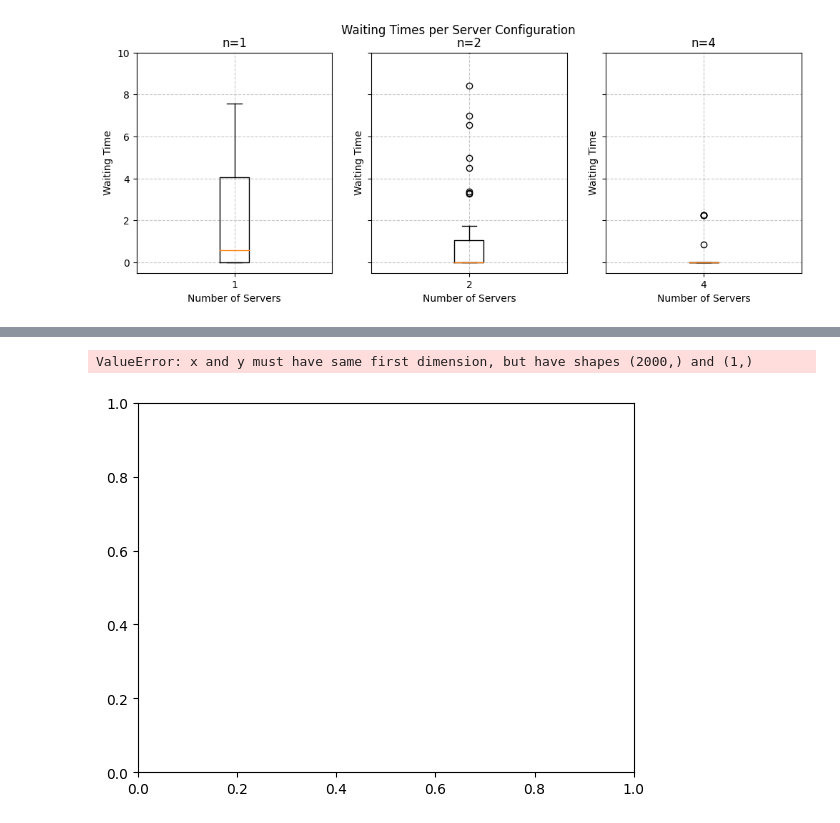
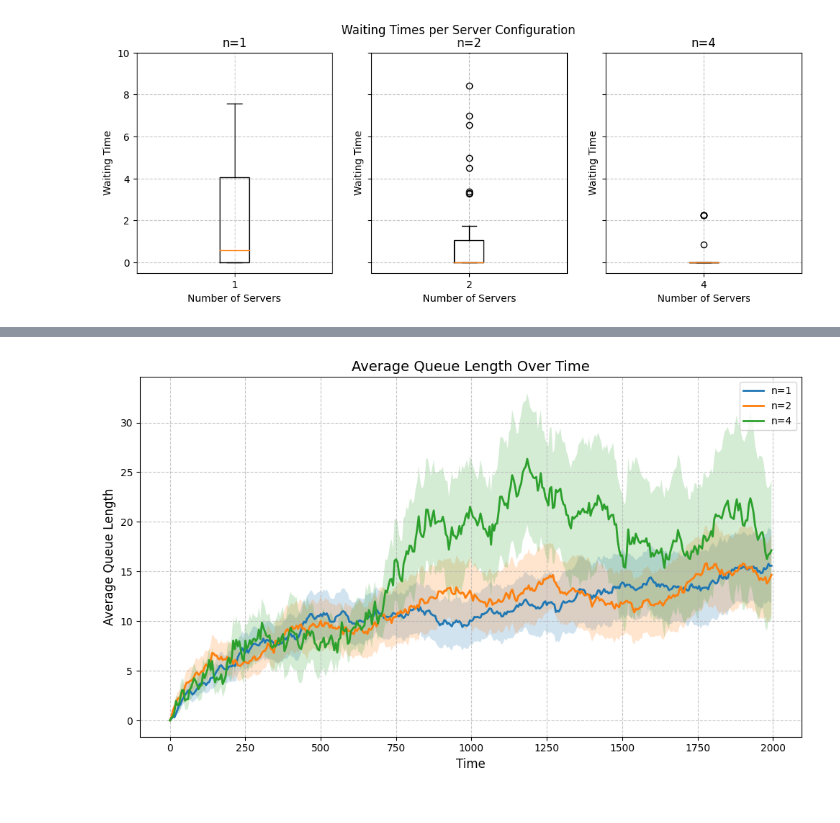
Before and after one commit to brkoedijk/Stoch_Sim_As2, a Jupyter notebook: assignment2.ipynb, the cells around one changed output, grey strips where cells are left out. Drawn from its saved outputs; the diff is of its cells as text; code cells hidden in the pictures.

```diff
--- a/assignment2.ipynb
+++ b/assignment2.ipynb
@@ -40,7 +121,7 @@ import matplotlib.pyplot as plt
 # %%
 number_of_servers = [1,2,4]
 
-def simulate_mmn( mean_interarrival, mean_service_time, n, simulation_time, random_seed):
+def simulate_mmn( mean_interarrival, mean_service_time, n, simulation_time, measurement_time_interval, random_seed):
     random.seed(random_seed)
 
     waitingTimes = []
@@ -77,7 +158,7 @@ def simulate_mmn( mean_interarrival, mean_service_time, n, simulation_time, rand
         while True:
             queue_lengths.append(len(server.queue))
             timestamps.append(env.now)
-            yield env.timeout(1)
+            yield env.timeout(measurement_time_interval)
 
     env = simpy.Environment()
     server = simpy.Resource(env, capacity=n)  # capacity changes the number of generators in the system.
@@ -85,6 +166,9 @@ def simulate_mmn( mean_interarrival, mean_service_time, n, simulation_time, rand
     env.process(monitor(env, server))
     env.run(until=simulation_time)
     #interarrivalTimes.append(interarrival)
+
+    dimension = int(simulation_time / measurement_time_interval)
+    queue_lengths_matrix = numpy.array(queue_lengths[:dimension])
 
     average_interarrival = statistics.mean(interarrivalTimes)
     average_waitingTime = statistics.mean(waitingTimes) if waitingTimes else 0
@@ -94,7 +178,7 @@ def simulate_mmn( mean_interarrival, mean_service_time, n, simulation_time, rand
         "average_interarrival": average_interarrival,
         "average_waitingTime": average_waitingTime,
         "average_serviceTime": average_serviceTime,
-        "queue_lengths" : queue_lengths,
+        "queue_lengths_matrix" : queue_lengths_matrix,
         "timestamps" : timestamps
     }
 
@@ -110,24 +194,25 @@ mean_service_time = 4
 simulations = 50
 servers = [1,2,4]
 simulation_time = 2000
-
+measurement_time_interval = 5
 random.seed(42)
 
 service_rate = 1/mean_service_time
 mean_interarrival_by_n = {n: 1 / (n*system_load * service_rate) for n in servers}
 
 results = {1: [], 2: [], 4: []}
-queue_length = {n: [] for n in servers}
+queue_length_matrices = {n: [] for n in servers}
 time_data = {n: [] for n in servers}
+
 
 for n in servers:
     mean_interarrival = mean_interarrival_by_n[n]
-    print(f"Mean interarrival times by n: {mean_interarrival_by_n}")
+    #print(f"Mean interarrival times by n: {mean_interarrival_by_n}")
     for _ in range(simulations):
         random_seed = random.randint(0,10000)
-        result = simulate_mmn( mean_interarrival, mean_service_time, n, simulation_time, random.randint(0, 10000))
+        result = simulate_mmn( mean_interarrival, mean_service_time, n, simulation_time, measurement_time_interval, random.randint(0, 10000))
         results[n].append(result['average_waitingTime'])
-        queue_length[n].append(result['queue_lengths'])
+        queue_length_matrices[n].append(result['queue_lengths_matrix'])
         time_data[n].append(result['timestamps'])
         # print(f"Server {n}, Simulation {_}, Average Waiting Time: {result['average_waitingTime']}")
         # print(f"Results[{n}]: {results[n]}")
@@ -221,22 +278,44 @@ for n in servers:
 # %%
-import matplotlib.pyplot as plt
+# Compute average queue length and confidence intervals for each time step
+import numpy as np
 
-# Plot queue lengths over time
-for n in servers:
-    timestamps = plot_data[n]["timestamps"]
+plot_data = {}
+for n, q_lengths_matrix in queue_length_matrices.items():
+    q_lengths_matrix = np.array(q_lengths_matrix)
+    averages = np.mean(q_lengths_matrix, axis=0)
+    std_dev = np.std(q_lengths_matrix, axis=0, ddof=1)
+    ci_lower = averages - 1.96 * std_dev / np.sqrt(q_lengths_matrix.shape[0])
+    ci_upper = averages + 1.96 * std_dev / np.sqrt(q_lengths_matrix.shape[0])
+
+    time_steps = np.arange(q_lengths_matrix.shape[1]) * measurement_time_interval
+
+
+    plot_data[n] = {
+            "time_steps": time_steps,
+            "averages": averages,
+            "ci_lower": ci_lower,
+            "ci_upper": ci_upper
+        }
+
+
+plt.figure(figsize=(10, 6))
+for n in plot_data:
+    time_steps = plot_data[n]["time_steps"]
     averages = plot_data[n]["averages"]
     ci_lower = plot_data[n]["ci_lower"]
     ci_upper = plot_data[n]["ci_upper"]
 
-    plt.plot(timestamps, averages, label=f'n={n}')
-    plt.fill_between(timestamps, ci_lower, ci_upper, alpha=0.2)
+    # Plot averages and confidence intervals
+    plt.plot(time_steps, averages, label=f'n={n}', linewidth=2)
+    plt.fill_between(time_steps, ci_lower, ci_upper, alpha=0.2)
 
-plt.title("Average Queue Length Over Time")
-plt.xlabel("Time")
-plt.ylabel("Average Queue Length")
+# Add plot details
+plt.title("Average Queue Length Over Time", fontsize=14)
+plt.xlabel("Time", fontsize=12)
+plt.ylabel("Average Queue Length", fontsize=12)
 plt.legend()
 plt.grid(True, linestyle='--', alpha=0.7)
+plt.tight_layout()
 plt.show()
 # %% [output]
-ValueError: x and y must have same first dimension, but have shapes (2000,) and (1,)
-[figure, old version]
+[figure, new version]
```
Also changed, not shown: parts of 3 cells of this notebook.
